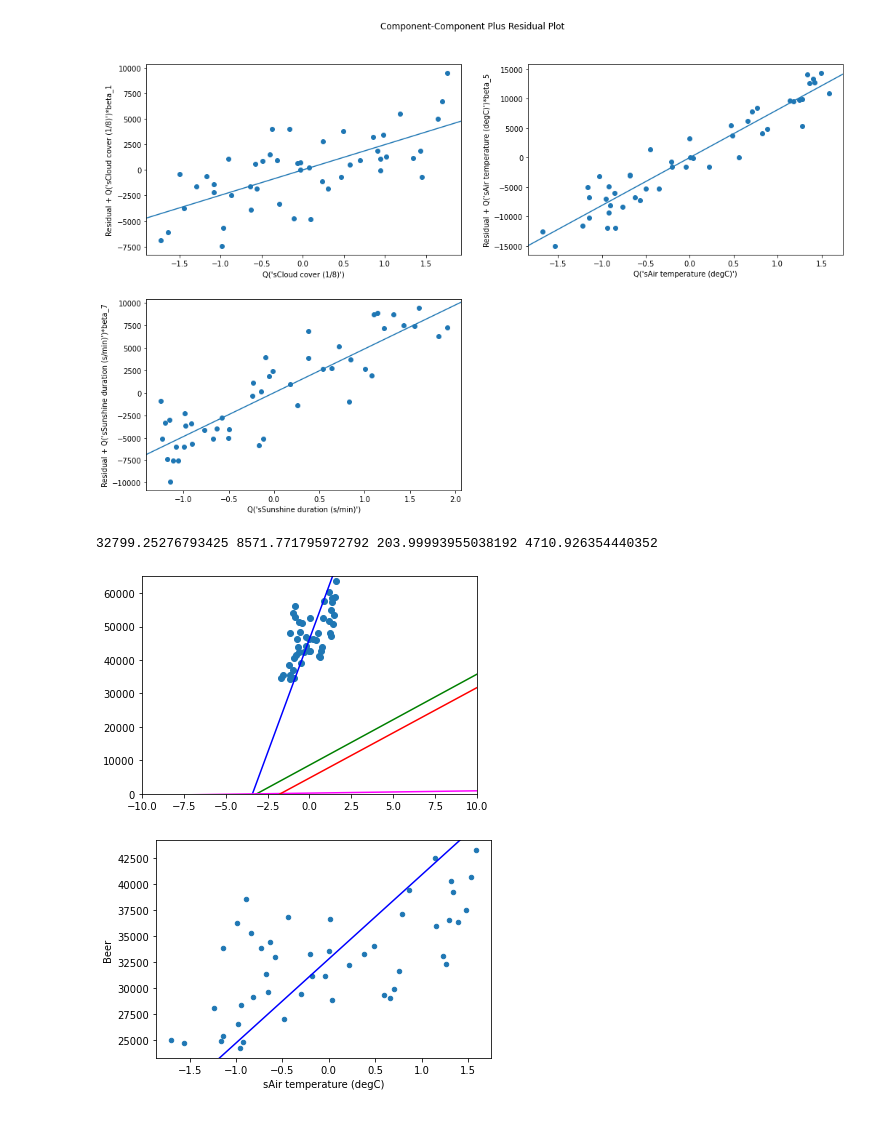
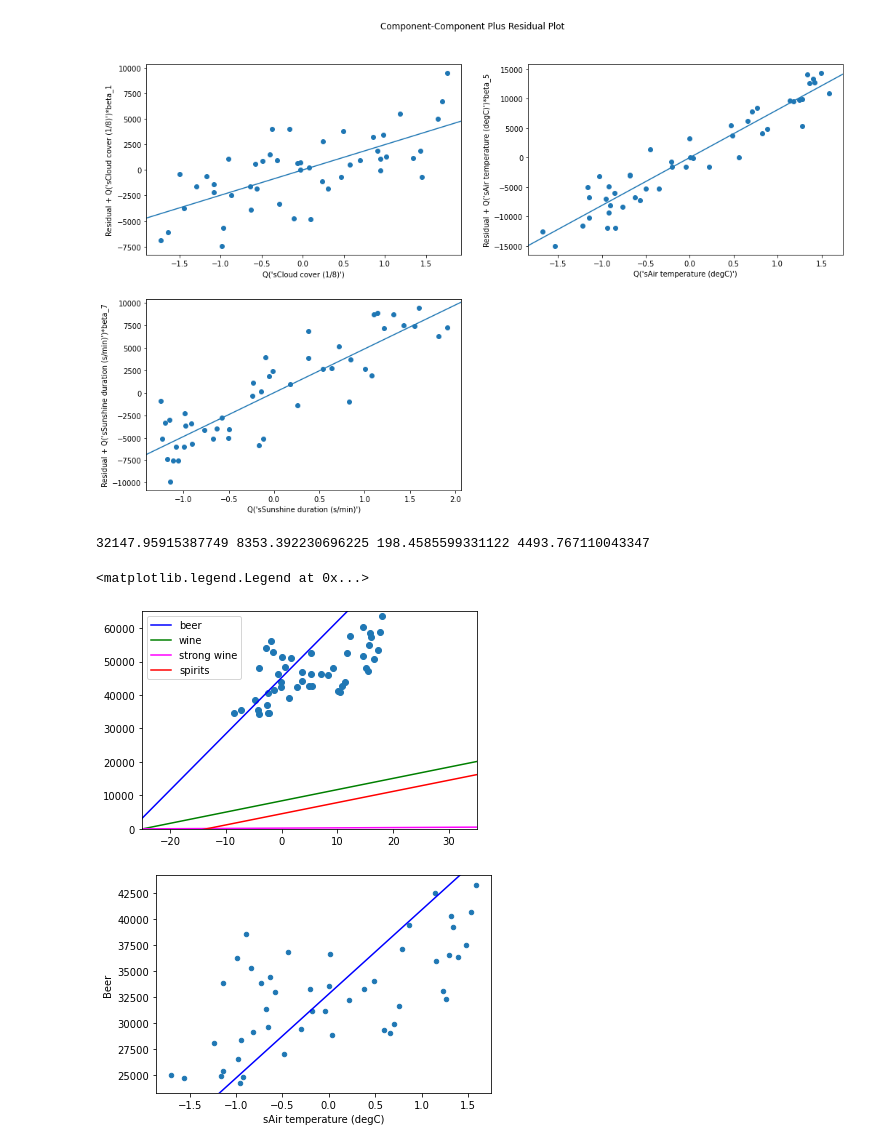
Before and after one commit to DataScience-MiniProjects/IDS-MiniProject, a Jupyter notebook: project-notebook.ipynb, the cells around one changed output. Saved outputs shown, nothing was run; the diff lists cells and outputs as text; code cells hidden in the pictures.

Commit message:
Temperature-alcohol graph with actual values for all alcohol types

```diff
--- a/project-notebook.ipynb
+++ b/project-notebook.ipynb
@@ -711,48 +711,50 @@ wine = linear_regression("Wine", False)
 s_wine = linear_regression("Strong Wine", False)
 spirits = linear_regression("Spirits", False)
 total = linear_regression("Total", False)
 
 beer_p = beer[1]
 wine_p = wine[1]
 s_wine_p = s_wine[1]
 spirits_p = spirits[1]
 total_p = total[1]
 
-beer_int = beer_p.Intercept
-wine_int = wine_p.Intercept
-s_wine_int = s_wine_p.Intercept
-spirits_int = spirits_p.Intercept
-total_int = total_p.Intercept
+beer_slope = beer_p["Q('sAir temperature (degC)')"] / distribution_total.iloc[4]["std"]
+wine_slope = wine_p["Q('sAir temperature (degC)')"] / distribution_total.iloc[4]["std"]
+s_wine_slope = s_wine_p["Q('sAir temperature (degC)')"] / distribution_total.iloc[4]["std"]
+spirits_slope = spirits_p["Q('sAir temperature (degC)')"] / distribution_total.iloc[4]["std"]
+total_slope = total_p["Q('sAir temperature (degC)')"] / distribution_total.iloc[4]["std"]
 
-beer_slope = beer_p["Q('sAir temperature (degC)')"]
-wine_slope = wine_p["Q('sAir temperature (degC)')"]
-s_wine_slope = s_wine_p["Q('sAir temperature (degC)')"]
-spirits_slope = spirits_p["Q('sAir temperature (degC)')"]
-total_slope = total_p["Q('sAir temperature (degC)')"]
+# overallcoef - coef * (mean / std)
+beer_int = beer_p.Intercept - beer_slope * (distribution_total.iloc[4]["mean"] / distribution_total.iloc[4]["std"])
+wine_int = wine_p.Intercept - wine_slope * (distribution_total.iloc[4]["mean"] / distribution_total.iloc[4]["std"])
+s_wine_int = s_wine_p.Intercept - s_wine_slope * (distribution_total.iloc[4]["mean"] / distribution_total.iloc[4]["std"])
+spirits_int = spirits_p.Intercept - spirits_slope * (distribution_total.iloc[4]["mean"] / distribution_total.iloc[4]["std"])
+total_int = total_p.Intercept - total_slope * (distribution_total.iloc[4]["mean"] / distribution_total.iloc[4]["std"])
 
 X, y = process_data_for_lr("Total", False)
 data = pd.concat([y, X["sAir temperature (degC)"]], axis=1)
 #data.plot.scatter("sAir temperature (degC)", "Total")
 
-plt.scatter(data["sAir temperature (degC)"], data["Total"])
-plt.xlim([-10, 10])
+plt.scatter(denormalize(data["sAir temperature (degC)"], True, "Air temperature (degC)"), data["Total"])
+plt.xlim([-25, 35])
 plt.ylim([0, 65000])
 
 abline_plot(intercept = total_int, slope = total_slope,
     ax=plt.gca(), color="blue", label="beer")
 abline_plot(intercept = wine_int, slope = wine_slope,
     ax=plt.gca(), color="green", label="wine")
 abline_plot(intercept = s_wine_int, slope = s_wine_slope,
     ax=plt.gca(), color="magenta", label="strong wine")
 abline_plot(intercept = spirits_int, slope = spirits_slope,
     ax=plt.gca(), color="red", label="spirits")
 
 print(beer_int, wine_int, s_wine_int, spirits_int)
 
-#plt.legend()
+plt.legend()
 # %% [output]
-32799.25276793425 8571.771795972792 203.99993955038192 4710.926354440352
+32147.95915387749 8353.392230696225 198.4585599331122 4493.767110043347
+<matplotlib.legend.Legend at 0x...>
-[figure, old version]
+[figure, new version]
 # %%
 beer = linear_regression("Beer", False)
 beer_p = beer[1]
```
